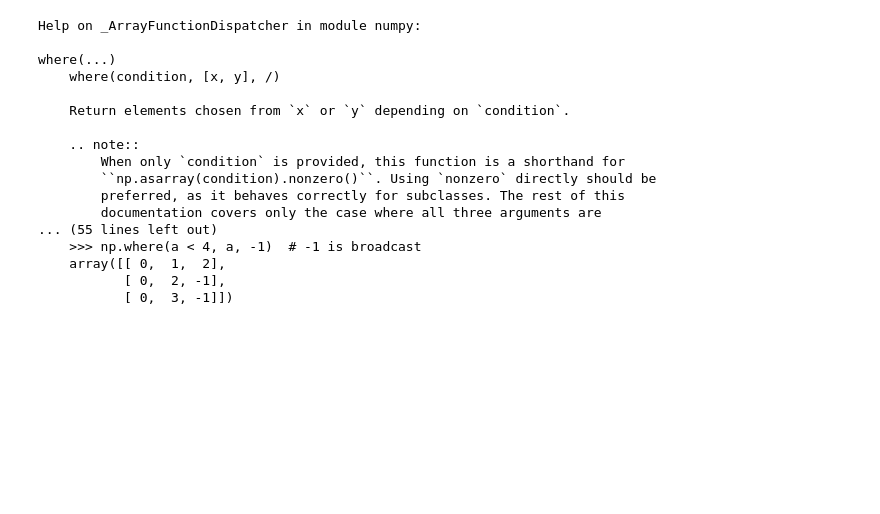
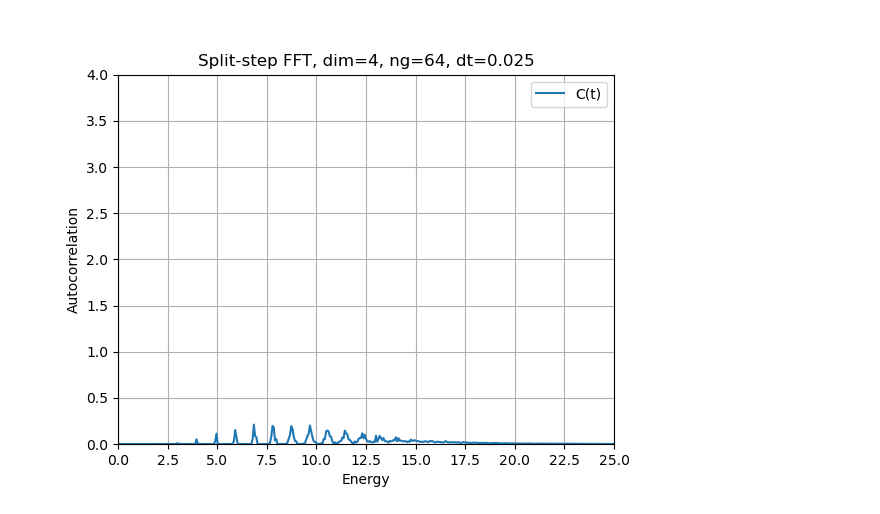
Before and after one commit to simenkva/fft_tdse, a Jupyter notebook: demo_notebooks/henon-heiles.ipynb, the cells around one changed output. Cells and saved outputs as stored; diff of their text form; code cells hidden in the pictures; blank space fills up the shorter version.

Commit message:
hehe notebook update

```diff
--- a/demo_notebooks/henon-heiles.ipynb
+++ b/demo_notebooks/henon-heiles.ipynb
@@ -185,20 +164,56 @@ plt.colorbar()
-# %%
-help(np.where)
-# %% [output]
-Help on _ArrayFunctionDispatcher in module numpy:
-
-where(...)
-    where(condition, [x, y], /)
-
-    Return elements chosen from `x` or `y` depending on `condition`.
-
-    .. note::
-        When only `condition` is provided, this function is a shorthand for
-        ``np.asarray(condition).nonzero()``. Using `nonzero` directly should be
-        preferred, as it behaves correctly for subclasses. The rest of this
-        documentation covers only the case where all three arguments are
-... (55 lines left out)
-    >>> np.where(a < 4, a, -1)  # -1 is broadcast
-    array([[ 0,  1,  2],
-           [ 0,  2, -1],
-           [ 0,  3, -1]])
+# %%
+%matplotlib widget
+plt.close('all')
+plt.figure()
+smoothing = 0
+#window = np.hamming(len(sim.t_grid))
+window = np.cos(np.linspace(0, np.pi/2, len(sim.t_grid)))
+#window = np.ones(len(sim.t_grid))
+
+# apply window to autocorrelation
+fourier_acorr = np.fft.fftshift(
+    np.fft.ifft(acorr * window * np.exp(-sim.t_grid*smoothing) )
+).real  / np.pi *  t_final / 2
+# fourier_acorr1 = (2*np.pi)**.5 * np.fft.fftshift(
+#     np.fft.ifft(acorr * window / (norms**.5) * np.exp(-sim.t_grid*smoothing), norm='ortho'  )
+# )
+omega = np.fft.fftshift(np.fft.fftfreq(len(sim.t_grid), sim.dt)) * 2 * np.pi
+
+# fourier_acorr2 = (2*np.pi)**.5 * 2*np.fft.fftshift(
+#     np.fft.ifft(acorr2 * window * np.exp(-sim.t_grid*smoothing*2) , norm='ortho' )
+# )
+# omega2 = np.fft.fftshift(np.fft.fftfreq(len(sim.t_grid), sim.dt)) * np.pi
+
+plt.plot(omega, np.abs(fourier_acorr), label='C(t)')
+#plt.plot(omega, np.abs(fourier_acorr1), label='C(t) normalized')
+#plt.plot(omega2, np.abs(fourier_acorr2), label='C(2t)')
+if dim == 2:
+    plt.xlim(0, 15)
+elif dim == 3:
+    plt.xlim(0, 20)
+elif dim == 4:
+    plt.xlim(0, 25)
+plt.ylim(0, 4)
+plt.xlabel('Energy')
+plt.ylabel('Autocorrelation')
+plt.grid('on', which='both')
+# set grid spacing to 2.5
+plt.gca().xaxis.set_major_locator(plt.MultipleLocator(2.5))
+
+plt.title(f'Split-step FFT, dim={dim}, ng={nx}, dt={sim.dt}')
+
+# if dim == 4:
+#     # plot the Worth-Burghardt result if dim=4
+#     x, y = np.loadtxt('worth_burghardt_dim_4_hehe_grid.csv', delimiter=',', unpack=True)
+#     y = y / 10
+#     plt.plot(x, y, label='Worth-Burghardt', zorder=0)
+
+plt.legend()
+plt.show()
+plt.savefig(f'autocorrelation_{dim}_ng{nx}_dt{sim.dt}.png')
+
+
+# save the autocorrelation to an npz file
+np.savez(f'hehe_split_step_fourier_acorr_dim_{dim}_xmax_{x_max}_ng_{nx}_dt_{sim.dt}.npz', omega=omega, acorr=acorr, acorr2=acorr2, t_grid = sim.t_grid, norms=norms)
+# %% [output]
+[figure, added]
```
Also changed, not shown: parts of 14 cells of this notebook.
